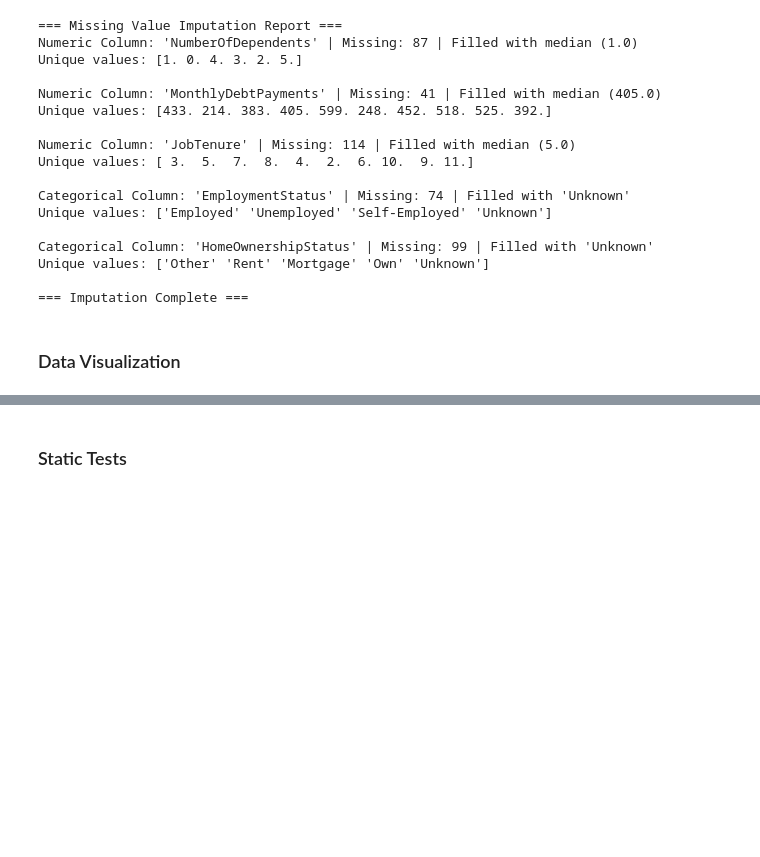
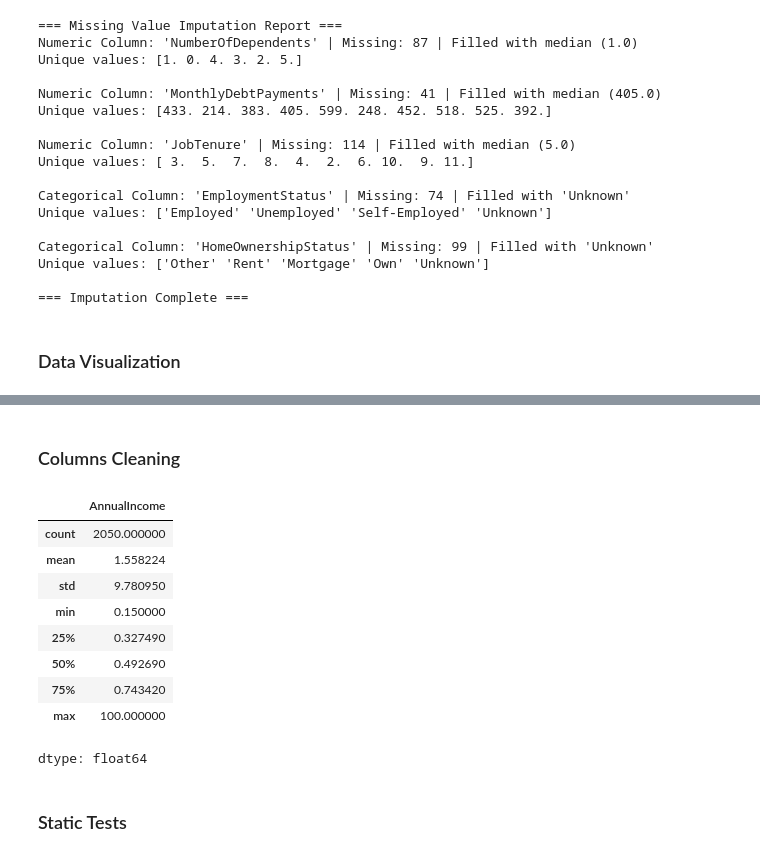
Before and after one commit to KimiyaVahidMotlagh/QBC-DA10-Group4Project1, a Jupyter notebook: DA10_EDA(Nan_fill_&_Visualize___Kimiya)_.ipynb, the cells around one changed output, grey strips where cells are left out. Drawn from its saved outputs; the diff is of its cells as text; code cells hidden in the pictures; blank space fills up the shorter version.

```diff
--- a/DA10_EDA(Nan_fill_&_Visualize___Kimiya)_.ipynb
+++ b/DA10_EDA(Nan_fill_&_Visualize___Kimiya)_.ipynb
@@ -227,3 +239,19 @@ plot_feature_vs_target(bank_data, feature_col="Age", target_col="LoanApproved")
+# %% [markdown]
+### Columns Cleaning
+# %%
+bank_data['AnnualIncome'] = bank_data['AnnualIncome'] / 100000
+bank_data['AnnualIncome'].describe()
+# %% [output]
+|  | AnnualIncome |
+| count | 2050.000000 |
+| mean | 1.558224 |
+| std | 9.780950 |
+| min | 0.150000 |
+| 25% | 0.327490 |
+| 50% | 0.492690 |
+| 75% | 0.743420 |
+| max | 100.000000 |
+dtype: float64
 # %% [markdown]
 ### Static Tests
 # %%
```
Also changed, not shown: parts of 4 cells of this notebook.
